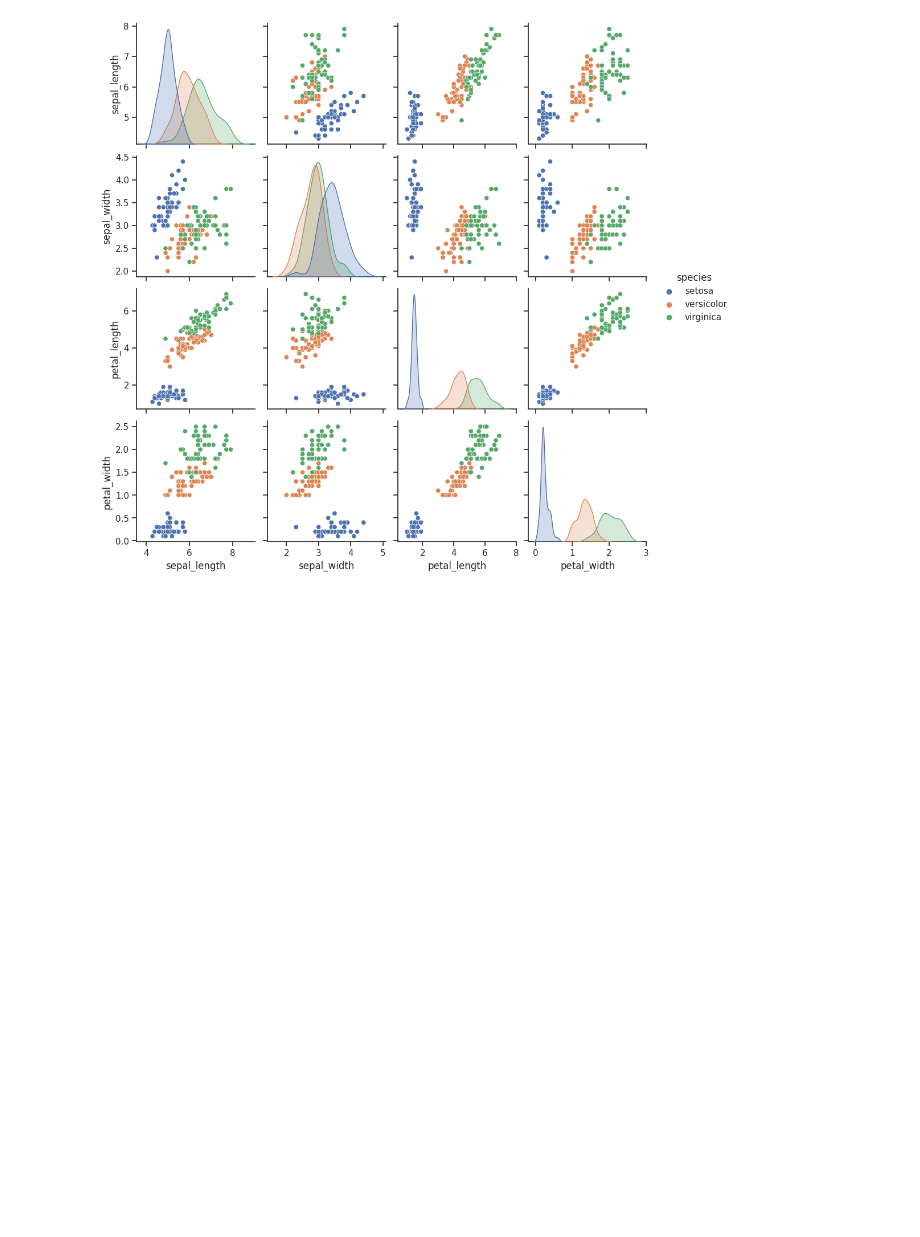
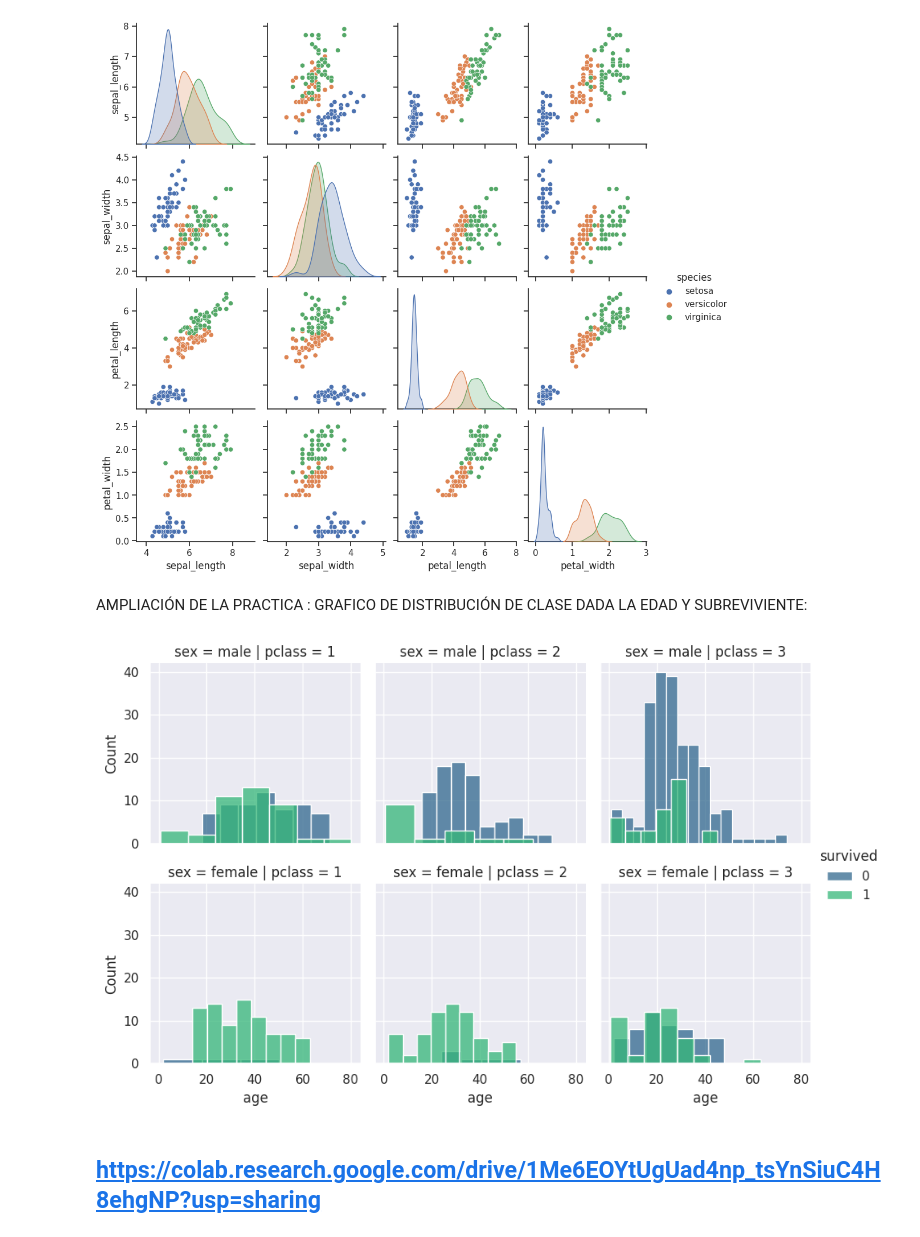
Before and after one commit to Leidymolina77/repositorio_actividad1, a Jupyter notebook: ActividadGuiada3_Leidy_Molina.ipynb, the cells around one changed output. Cells and saved outputs as stored; diff of their text form; code cells hidden in the pictures; blank space fills up the shorter version.

```diff
--- a/ActividadGuiada3_Leidy_Molina.ipynb
+++ b/ActividadGuiada3_Leidy_Molina.ipynb
@@ -222,3 +222,25 @@ sns.pairplot(df, hue="species")
 # %% [output]
 <seaborn.axisgrid.PairGrid at 0x...>
 [figure]
+# %% [markdown]
+AMPLIACIÓN DE LA PRACTICA : GRAFICO DE DISTRIBUCIÓN DE CLASE DADA LA EDAD Y SUBREVIVIENTE:
+# %%
+# Convertimos la columna 'survived' a categórica
+titanic['survived'] = titanic['survived'].astype('category')
+
+sns.set(font_scale=1.0)
+
+# FacetGrid - Construir una matriz de graficos con el hue = etiqueta de datos que quiero en este caso "survived"
+g = sns.FacetGrid(titanic, row='sex', col='pclass', hue='survived', palette='viridis')
+
+# añadimos el grafico de barras de la clase sobreviviente
+g.map(sns.histplot,"age", kde=False)
+
+# Añadimos la leyenda
+g.add_legend(title='survived')
+# Mostramos el grafico
+plt.show()
+# %% [output]
+[figure, added]
+# %% [markdown]
+## https://colab.research.google.com/drive/1Me6EOYtUgUad4np_tsYnSiuC4H8ehgNP?usp=sharing
```
